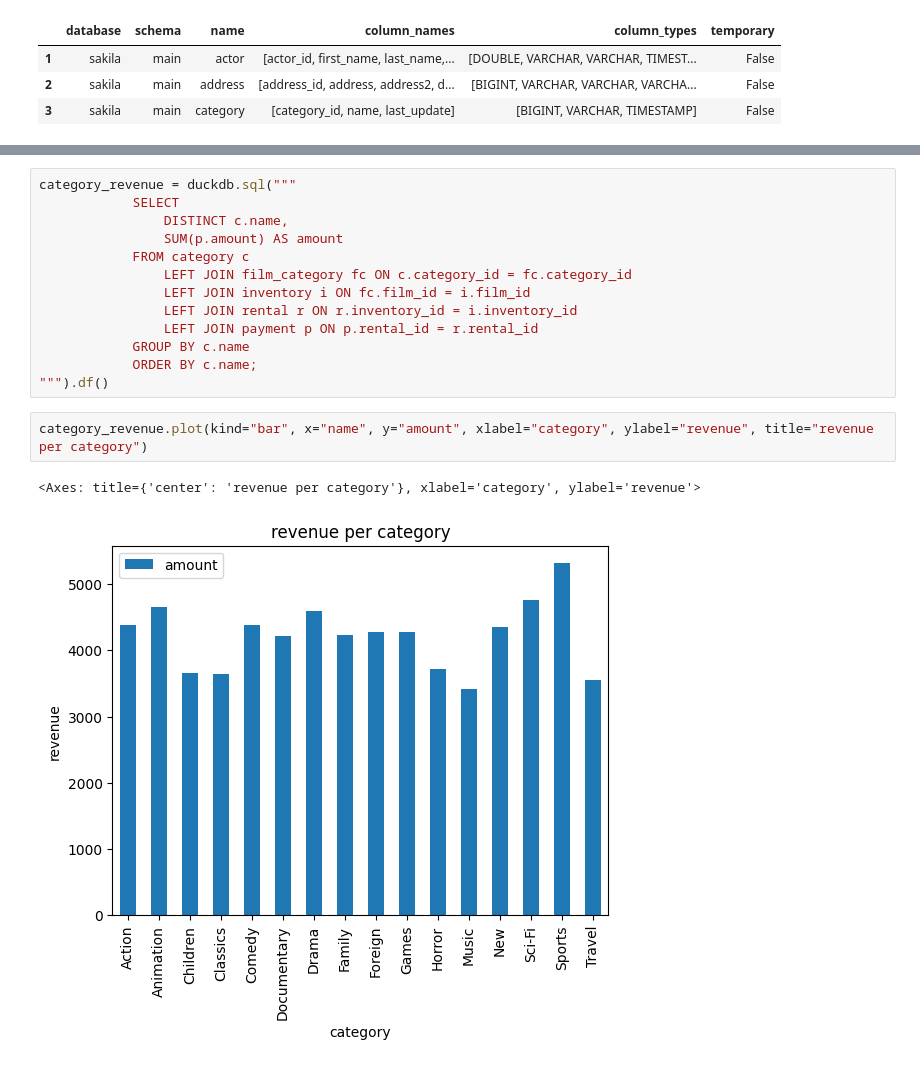
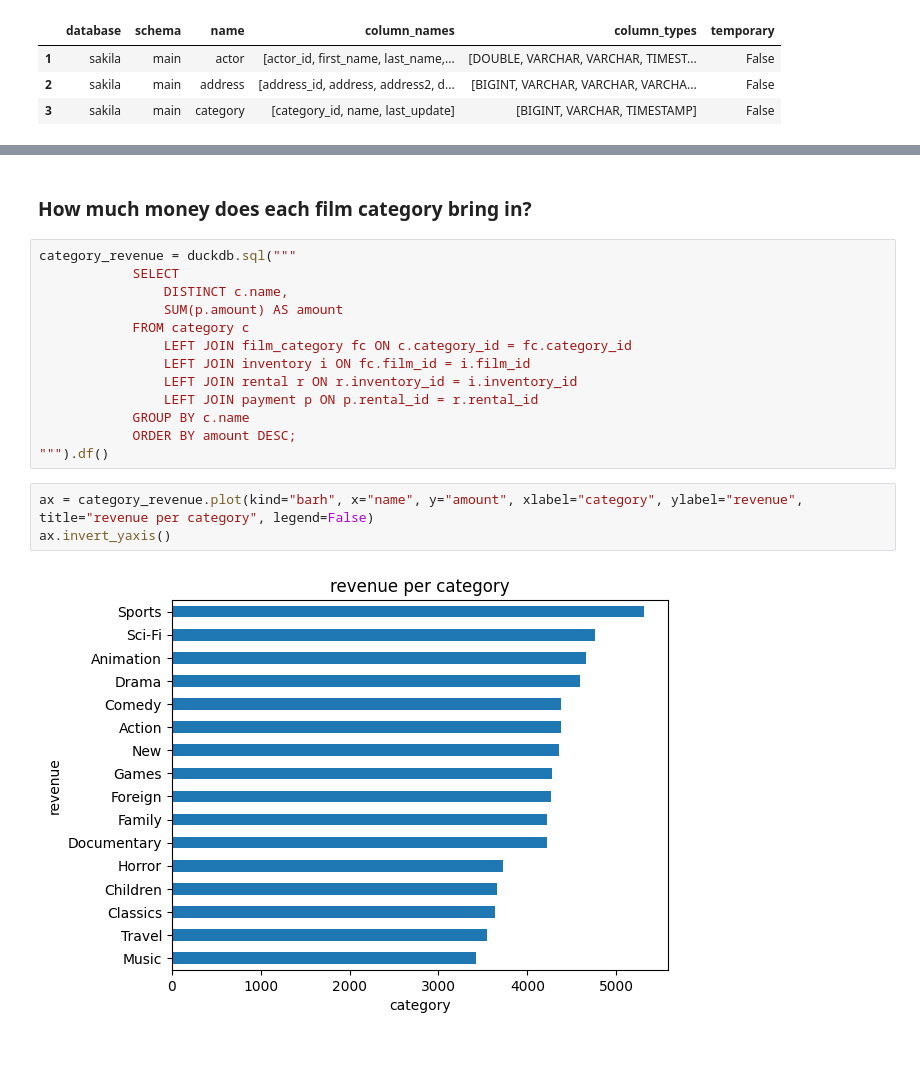
Before and after one commit to Anja-Sche/Lab_SQL_Anja_Scherwall_DE25, a Jupyter notebook: stakeholder_report.ipynb, the cells around one changed output, grey strips where cells are left out. Drawn from its saved outputs; the diff is of its cells as text.

Commit message:
python code for own questions and bar charts

```diff
--- a/stakeholder_report.ipynb
+++ b/stakeholder_report.ipynb
@@ -170,3 +292,5 @@ top_paying_customers.plot(kind="bar", x="customer_name", y="amount", xlabel="cus
+# %% [markdown]
+###  How much money does each film category bring in?
 # %%
 category_revenue = duckdb.sql("""
             SELECT
@@ -178,10 +302,10 @@ category_revenue = duckdb.sql("""
                 LEFT JOIN rental r ON r.inventory_id = i.inventory_id
                 LEFT JOIN payment p ON p.rental_id = r.rental_id
             GROUP BY c.name
-            ORDER BY c.name;
+            ORDER BY amount DESC;
 """).df()
 # %%
-category_revenue.plot(kind="bar", x="name", y="amount", xlabel="category", ylabel="revenue", title="revenue per category")
+ax = category_revenue.plot(kind="barh", x="name", y="amount", xlabel="category", ylabel="revenue", title="revenue per category", legend=False)
+ax.invert_yaxis()
 # %% [output]
-<Axes: title={'center': 'revenue per category'}, xlabel='category', ylabel='revenue'>
-[figure, old version]
+[figure, new version]
```
Also changed, not shown: parts of 20 cells of this notebook.
